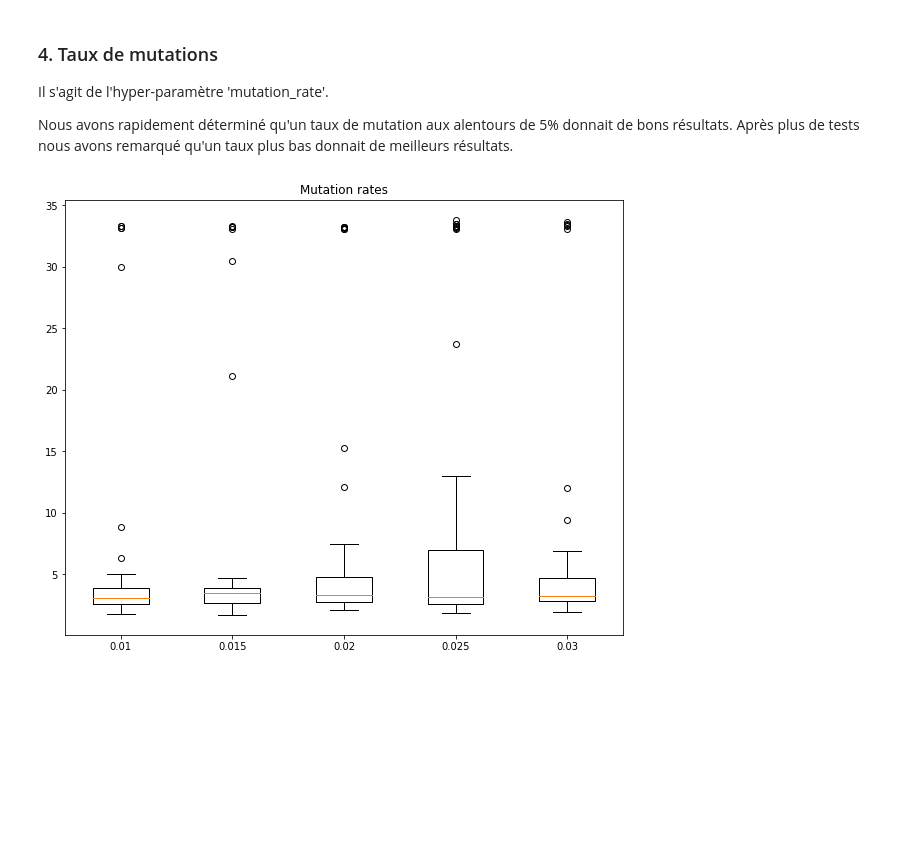
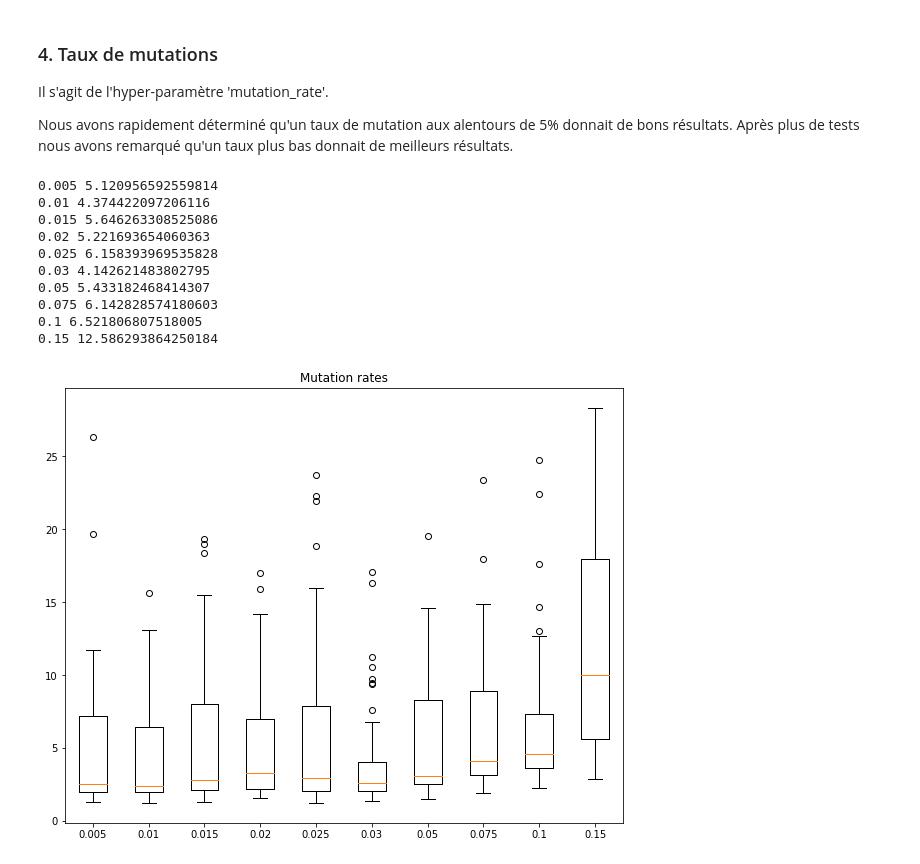
Before and after one commit to ThomasRanvier/password_ga, a Jupyter notebook: ranvier_desilets.ipynb, the cells around one changed output. Cells and saved outputs as stored; diff of their text form; code cells hidden in the pictures; blank space fills up the shorter version.

```diff
--- a/ranvier_desilets.ipynb
+++ b/ranvier_desilets.ipynb
@@ -134,11 +134,11 @@ class GA:
                 pass_max_length = 18,
                 possible_chars = np.concatenate(([chr(i) for i in range(ord('A'), ord('Z') + 1)],
                                                  [str(i) for i in list(range(10))])),
-                entities_per_gen = 700,
+                entities_per_gen = 400,
                 fitness_threshold = 1.,
-                max_generations = 500,
+                max_generations = 750,
                 mutation_rate = .01,
-                cropping_rate = .05,
+                cropping_rate = .35,
                 keeping_rate = .2,
                 verbose = False,
                 print_every = 10,
@@ -490,7 +495,7 @@ group_id = 1
 x = 50
 seeds = None
 
-entities_per_generations = [500, 600, 625, 650, 675, 700, 725, 750, 775, 800, 900]
+entities_per_generations = [300, 350, 400, 450, 500, 550, 600]
 run_times = []
 
 for ent in entities_per_generations:
@@ -515,4 +529,8 @@ Ce paramètres influt beaucoup sur les résultats obtenus, il faut faire attenti
 # %%
+group_id = 1
+x = 50
+seeds = None
+
 cropping_rates = [.05, .1, .15, .2, .25, .3, .35, .4, .45, .5]
 run_times = []
 
@@ -543,4 +566,8 @@ Ce paramètres influt drastiquement sur les résultats obtenus, il fut complexe
 # %%
+group_id = 1
+x = 50
+seeds = None
+
 keeping_rates = [.05, .1, .15, .2, .25, .3, .35, .4, .45, .5]
 run_times = []
 
@@ -565,19 +602,33 @@ Il s'agit de l'hyper-paramètre 'mutation_rate'.
 Nous avons rapidement déterminé qu'un taux de mutation aux alentours de 5% donnait de bons résultats.
 Après plus de tests nous avons remarqué qu'un taux plus bas donnait de meilleurs résultats.
 # %%
+group_id = 1
+x = 50
+seeds = None
+
 mutation_rates = [.005, .01, .015, .02, .025, .03, .05, .075, .1, .15]
 run_times = []
 
 for mut in mutation_rates:
     ga = GA(group_id = group_id, mutation_rate = mut)
     ga.run_x_times(x, seeds = seeds)
     run_times.append(ga.run_times)
     print(mut, np.mean(ga.run_times))
 
 fig, ax = plt.subplots(figsize=(10, 8))
 ax.set_title('Mutation rates')
 ax.boxplot(run_times)
 ax.set_xticklabels(mutation_rates)
 plt.show()
 # %% [output]
+0.005 5.120956592559814
+0.01 4.374422097206116
+0.015 5.646263308525086
+0.02 5.221693654060363
+0.025 6.158393969535828
+0.03 4.142621483802795
+0.05 5.433182468414307
+0.075 6.142828574180603
+0.1 6.521806807518005
+0.15 12.586293864250184
-[figure, old version]
+[figure, new version]
```
Also changed, not shown: parts of 10 cells of this notebook.
